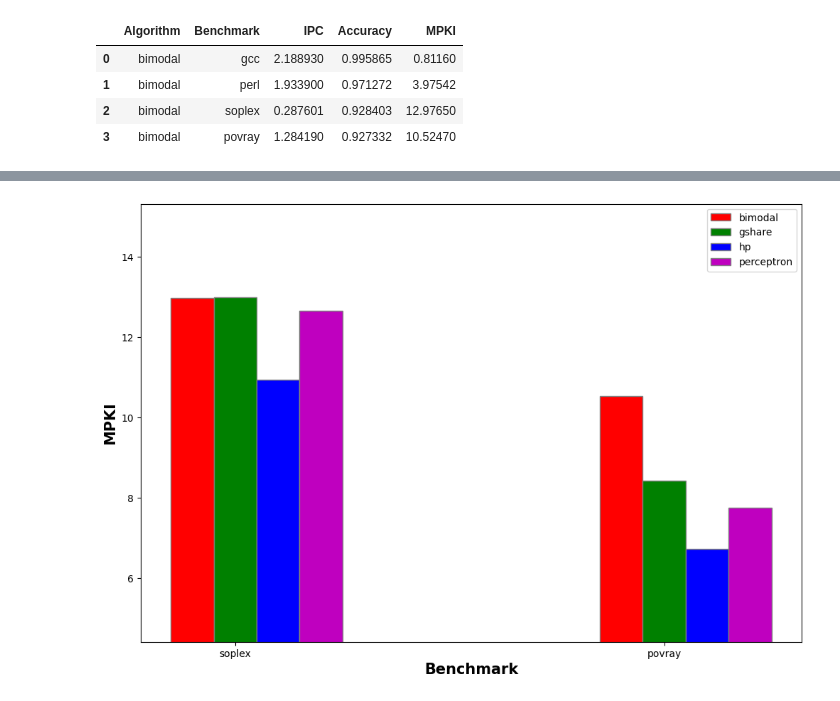
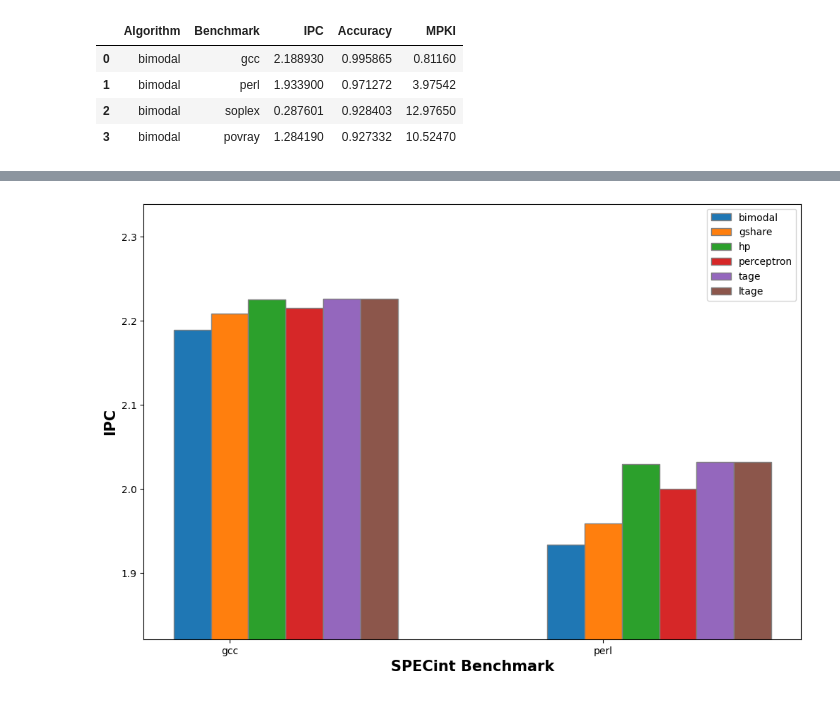
Before and after one commit to kumj2028/ChampSim, a Jupyter notebook: traces/plotting.ipynb, the cells around one changed output, grey strips where cells are left out. Saved outputs shown, nothing was run; the diff lists cells and outputs as text; code cells hidden in the pictures.

Commit message:
tage and ltage code and results

```diff
--- a/traces/plotting.ipynb
+++ b/traces/plotting.ipynb
@@ -2,6 +2,7 @@
 from matplotlib import pyplot as plt
 import pandas as pd
 import numpy as np
+color_pal = plt.rcParams["axes.prop_cycle"].by_key()["color"]
 
 df = pd.read_csv('results.csv')
 df.columns = df.columns.str.strip()
@@ -143,4 +96,6 @@ draw_bar_graph_float('Accuracy')
-# %%
-draw_bar_graph_float('MPKI')
-# %% [output]
-[figure, removed]
+# %%
+algorithms = ['bimodal', 'gshare', 'hp', 'perceptron', 'tage', 'ltage']
+# %%
+draw_bar_graph('IPC', algorithms, 'int')
+# %% [output]
+[figure, added]
```
Also changed, not shown: parts of 15 cells of this notebook, 16 other files.
